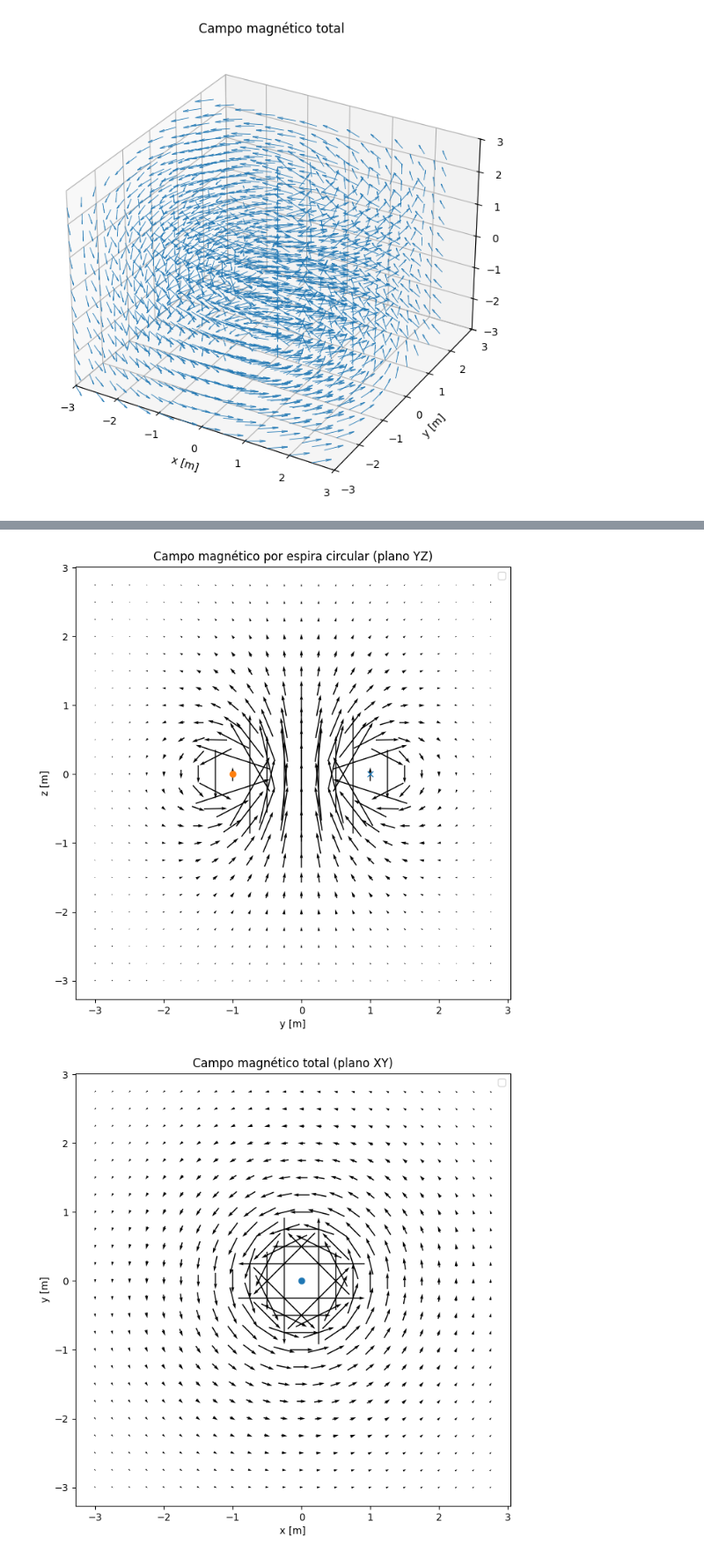
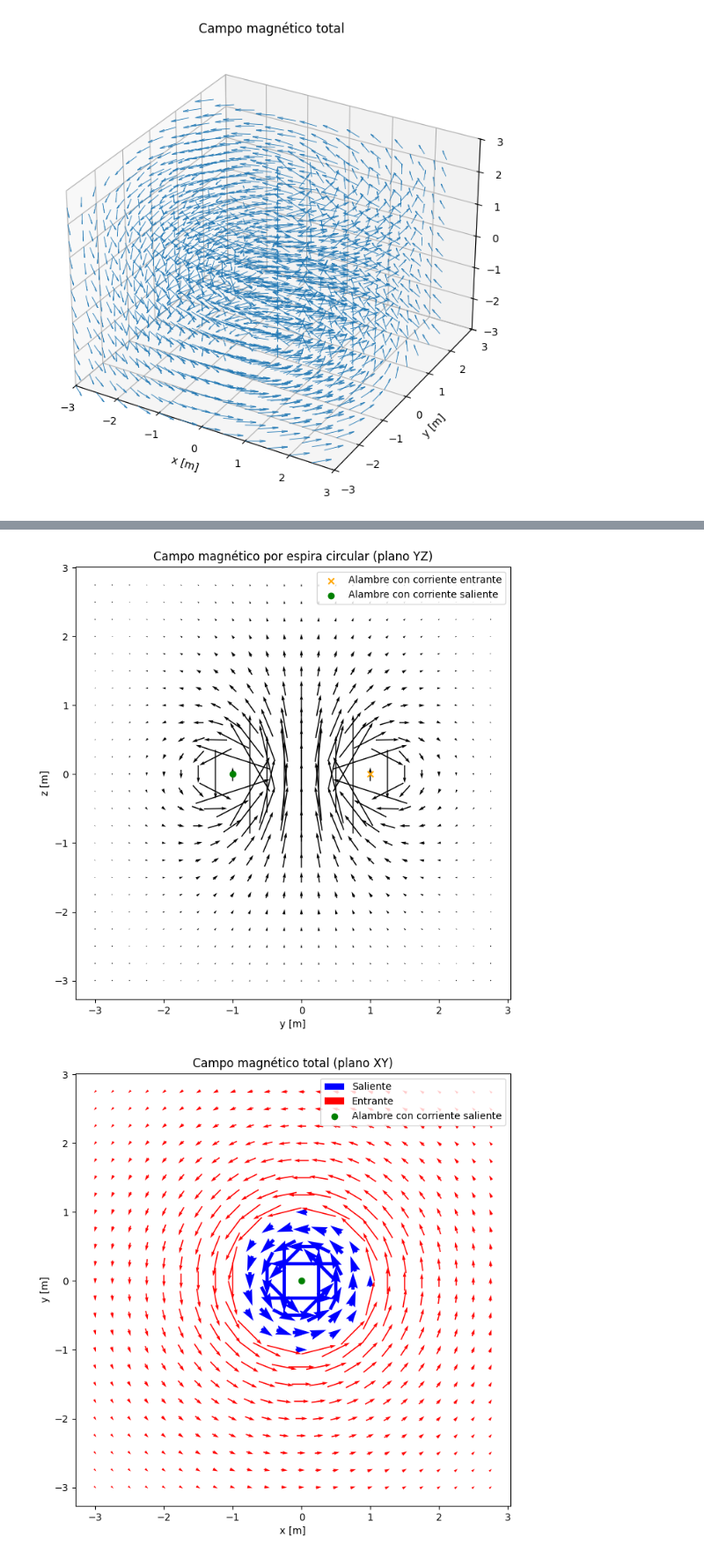
Before and after one commit to diegojuarez965/Fisica2Labo1, a Jupyter notebook: laboratorio 2/lab2.ipynb, the cells around one changed output, grey strips where cells are left out. Shown at 88% size. Drawn from its saved outputs; the diff is of its cells as text; code cells hidden in the pictures.

Commit message:
Colorear totales

```diff
--- a/laboratorio 2/lab2.ipynb
+++ b/laboratorio 2/lab2.ipynb
@@ -63,13 +63,22 @@ def plot_3d(title, X, Y, Z, Bx, By, Bz):
     plt.title(title)
     plt.show()
 
-def plot_2d(title, labelx, labely, X, Y, Bx, By, markers):
+def plot_2d(title, labelx, labely, X, Y, Bx, By, markers, Bz = None):
     plt.figure(figsize=(8, 8))
-    plt.quiver(X, Y, Bx, By, pivot='mid')
+
+    if Bz is None:
+        plt.quiver(X, Y, Bx, By, pivot='mid')
+    else:
+        positive = Bz > 0
+        negative = Bz < 0
+        plt.quiver(X[positive], Y[positive], Bx[positive], By[positive], color='blue', pivot='mid', label='Saliente')
+        plt.quiver(X[negative], Y[negative], Bx[negative], By[negative], color='red', pivot='mid', label='Entrante')
 
     for item in markers:
         x, y, marker = item
-        plt.plot([x], [y], marker=marker)
+        label = f'Alambre con corriente {"saliente" if marker == "o" else "entrante"}'
+        color = 'green' if marker == 'o' else 'orange'
+        plt.scatter([x], [y], marker=marker, color=color, label=label)
 
     plt.xlabel(labelx)
     plt.ylabel(labely)
@@ -135,6 +144,7 @@ plot_2d('Campo magnético por espira circular (plano YZ)', 'y [m]', 'z [m]', Y_y
 BXYx, BXYy, BXYz = Bxy_x1 + Bxy_x2, Bxy_y1 + Bxy_y2, Bxy_z1 + Bxy_z2
 BYZx, BYZy, BYZz = Byz_x1 + Byz_x2, Byz_y1 + Byz_y2, Byz_z1 + Byz_z2
 
-plot_2d('Campo magnético total (plano XY)', 'x [m]', 'y [m]', X_xy, Y_xy, BXYx, BXYy, [ (0,0,'o') ])
-plot_2d('Campo magnético total (plano YZ)', 'y [m]', 'z [m]', Y_yz, Z_yz, BYZy, BYZz, [ (a,0,'x'), (-a,0,'o') ])
+
+plot_2d('Campo magnético total (plano XY)', 'x [m]', 'y [m]', X_xy, Y_xy, BXYx, BXYy, [ (0,0,'o') ], BXYz)
+plot_2d('Campo magnético total (plano YZ)', 'y [m]', 'z [m]', Y_yz, Z_yz, BYZy, BYZz, [ (a,0,'x'), (-a,0,'o') ], BYZx)
 # %% [output]
@@ -142,2 +152,2 @@ plot_2d('Campo magnético total (plano YZ)', 'y [m]', 'z [m]', Y_yz, Z_yz, BYZy,
-[figure, old version]
+[figure, new version]
-[figure, old version]
+[figure, new version]
```
Also changed, not shown: parts of 2 cells of this notebook.
